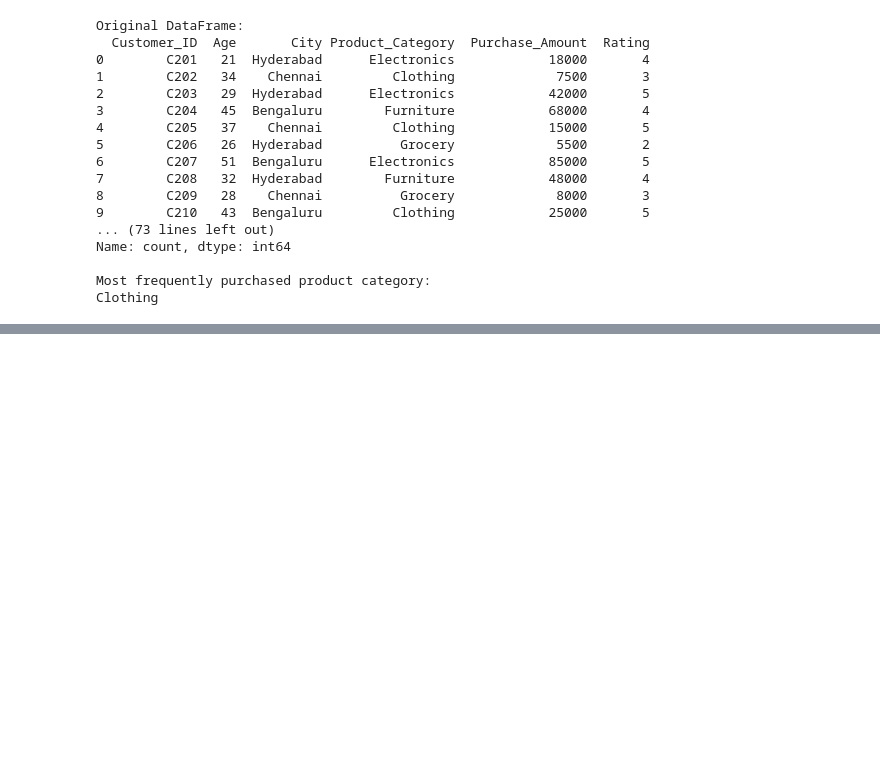
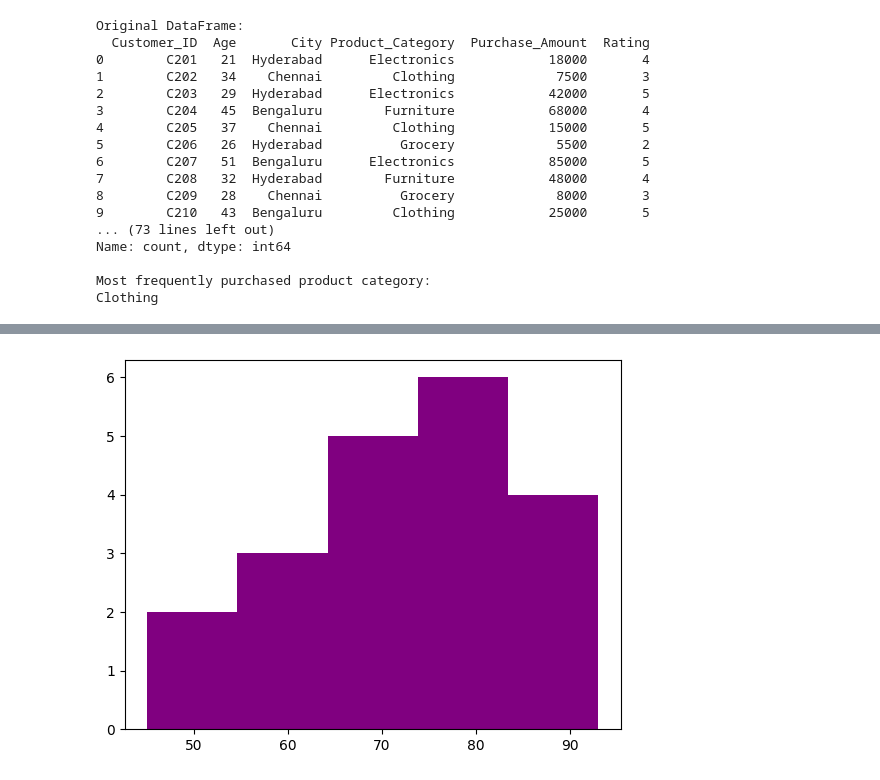
Before and after one commit to vasist05/eda-colab-lab, a Jupyter notebook: numpy_lab_011.ipynb, the cells around one changed output, grey strips where cells are left out. Saved outputs shown, nothing was run; the diff lists cells and outputs as text; code cells hidden in the pictures; blank space fills up the shorter version.

```diff
--- a/numpy_lab_011.ipynb
+++ b/numpy_lab_011.ipynb
@@ -1623,0 +1699,9 @@ Clothing
+# %%
+import matplotlib.pyplot as plt
+marks = [45, 56, 67, 72, 78, 81, 65, 90, 88, 76, 54, 62, 71, 85, 93, 58, 69, 74, 82, 79]
+
+plt.hist(marks,bins=5,color='purple')
+
+plt.show()
+# %% [output]
+[figure, added]
```
Also changed, not shown: parts of 7 cells of this notebook.
